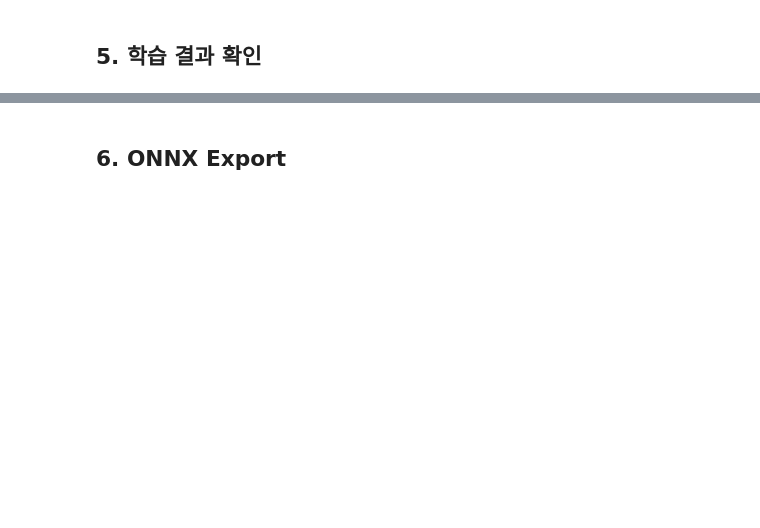
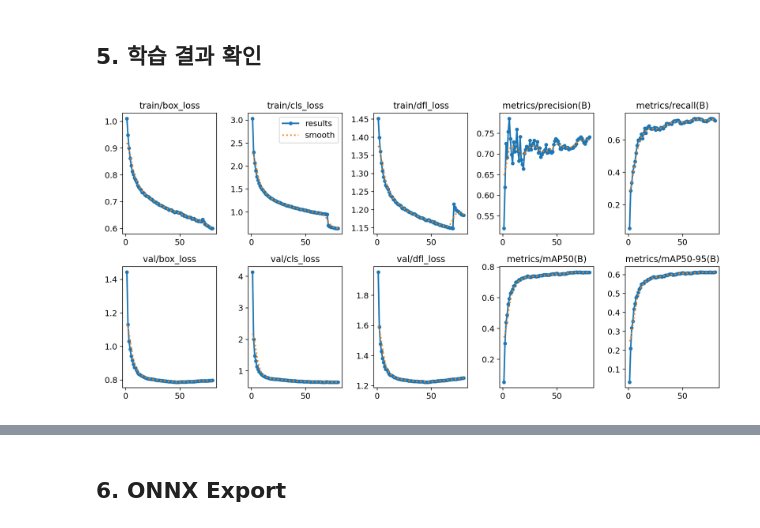
Before and after one commit to aciddust/web-food-recognizer, a Jupyter notebook: scripts/finetune2.ipynb, the cells around one changed output, grey strips where cells are left out. Saved outputs shown, nothing was run; the diff lists cells and outputs as text; code cells hidden in the pictures; blank space fills up the shorter version.

```diff
--- a/scripts/finetune2.ipynb
+++ b/scripts/finetune2.ipynb
@@ -107,17 +290,20 @@ def remap_labels(src_label_path, dst_label_path, class_map):
         old_class = int(parts[0])
         if old_class not in class_map:
             continue
-        parts[0] = str(class_map[old_class])
+        new_class = class_map[old_class]
+        if new_class is None:
+            continue
+        parts[0] = str(new_class)
         remapped.append(' '.join(parts))
 
     with open(dst_label_path, 'w') as f:
         f.write('\n'.join(remapped) + '\n')
 
 
-def merge_split(split, dataset_idx, dataset, class_map):
+def merge_split(split, dataset_idx, dataset_location, class_map):
     """하나의 split(train/valid/test)을 병합 디렉터리에 복사합니다."""
-    src_img_dir = Path(dataset.location) / split / 'images'
-    src_lbl_dir = Path(dataset.location) / split / 'labels'
+    src_img_dir = Path(dataset_location) / split / 'images'
+    src_lbl_dir = Path(dataset_location) / split / 'labels'
 
     if not src_img_dir.exists():
         return 0
@@ -132,20 +318,16 @@ def merge_split(split, dataset_idx, dataset, class_map):
         if img_file.suffix.lower() not in ('.jpg', '.jpeg', '.png', '.bmp', '.webp'):
             continue
 
-        # 파일명 충돌 방지: ds{index}_{원래파일명}
         prefix = f'ds{dataset_idx}_'
         new_img_name = prefix + img_file.name
         new_lbl_name = prefix + img_file.stem + '.txt'
 
-        # 이미지 복사
         shutil.copy2(img_file, dst_img_dir / new_img_name)
 
-        # 라벨 재매핑 후 복사
         src_lbl = src_lbl_dir / (img_file.stem + '.txt')
         if src_lbl.exists():
             remap_labels(src_lbl, dst_lbl_dir / new_lbl_name, class_map)
         else:
-            # 라벨 없는 이미지 (negative sample) — 빈 라벨 생성
             (dst_lbl_dir / new_lbl_name).touch()
 
         count += 1
@@ -156,11 +338,11 @@ def merge_split(split, dataset_idx, dataset, class_map):
 if MERGED_DIR.exists():
     shutil.rmtree(MERGED_DIR)
 
-# 각 데이터셋을 순회하면서 병합
-for idx, (ds, class_map) in enumerate(zip(downloaded, dataset_class_maps)):
-    print(f'\n--- Merging dataset {idx}: {ds.location} ---')
+# dataset_locations를 사용 (cell-7에서 생성됨)
+for idx, (location, class_map) in enumerate(zip(dataset_locations, dataset_class_maps)):
+    print(f'\n--- Merging dataset {idx}: {location} ---')
     for split in ['train', 'valid', 'test']:
-        n = merge_split(split, idx, ds, class_map)
+        n = merge_split(split, idx, location, class_map)
         if n > 0:
             print(f'  {split}: {n} images')
 
@@ -172,7 +354,6 @@ merged_yaml = {
     'names': unified_names,
 }
 
-# test split이 있으면 추가
 test_dir = MERGED_DIR / 'test' / 'images'
 if test_dir.exists() and any(test_dir.iterdir()):
     merged_yaml['test'] = str(test_dir)
@@ -254,10 +543,12 @@ results = model.train(
 # %%
 from IPython.display import Image, display
 
-result_dir = 'food_detect/yolov8n_merged'
+result_dir = 'runs/detect/food_detect/yolov8n_merged'
 
 # 학습 곡선
 display(Image(filename=f'{result_dir}/results.png', width=800))
+# %% [output]
+[figure, added]
 # %%
 # Confusion matrix
 display(Image(filename=f'{result_dir}/confusion_matrix.png', width=600))
```
Also changed, not shown: parts of 13 cells of this notebook, 5 other files.
